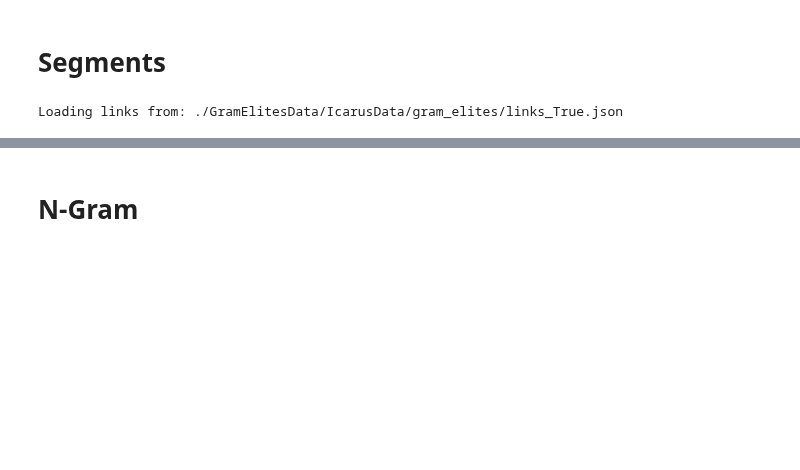
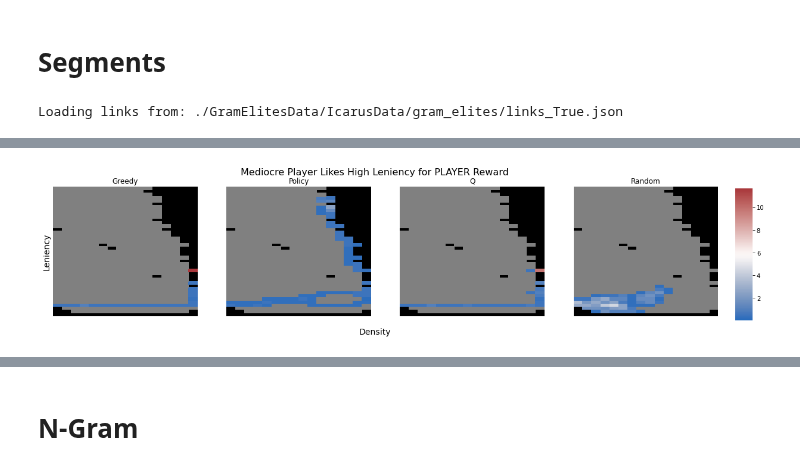
Before and after one commit to crowdgames/mdp-level-assembly, a Jupyter notebook: Analysis.ipynb, the cells around one changed output, grey strips where cells are left out. Drawn from its saved outputs; the diff is of its cells as text; code cells hidden in the pictures; blank space fills up the shorter version.

```diff
--- a/Analysis.ipynb
+++ b/Analysis.ipynb
@@ -365,3 +357,7 @@ heatmap(df, graph, config.MAX_BC, 'Mediocre Player Likes High B', 'BOTH', info)
+# %%
+heatmap(df, graph, config.MAX_BC, 'Mediocre Player Likes High B', 'PLAYER', info)
+# %% [output]
+[figure, added]
 # %%
 heatmap(df, graph, config.MAX_BC, 'Good Player Likes Easy Levels', 'BOTH', info)
 # %% [output]
```
Also changed, not shown: parts of 9 cells of this notebook, 7 other files.
